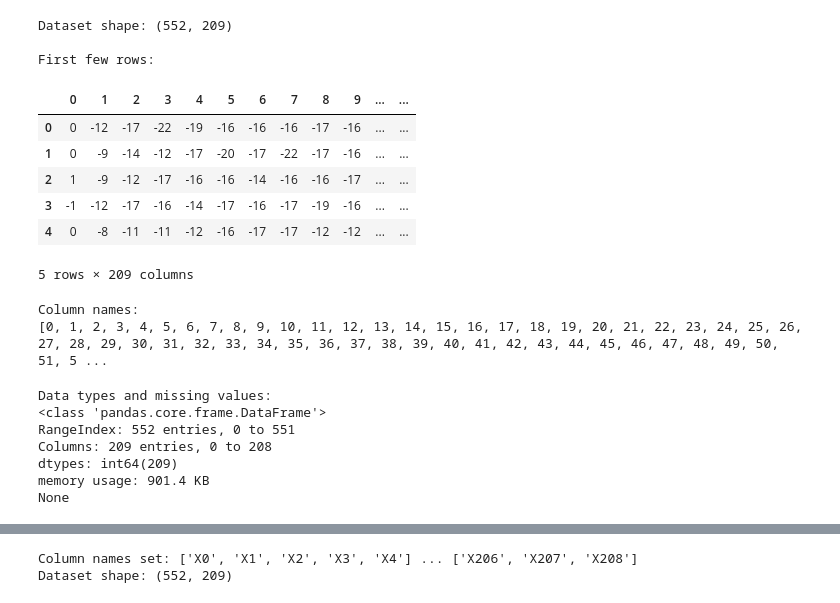
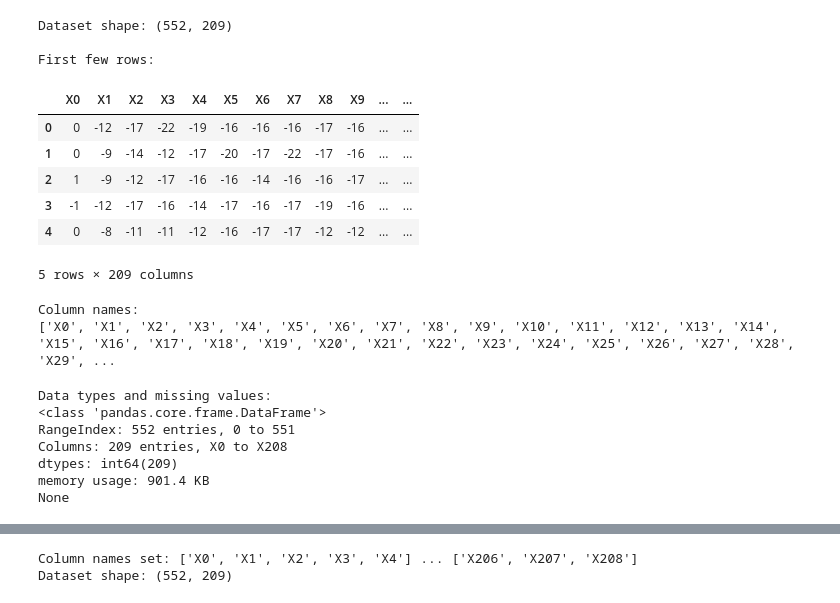
Before and after one commit to MushfiqShovon/Unsupervised_SPC, a Jupyter notebook: Project_Code.ipynb, the cells around one changed output, grey strips where cells are left out. Cells and saved outputs as stored; diff of their text form; code cells hidden in the pictures.

```diff
--- a/Project_Code.ipynb
+++ b/Project_Code.ipynb
@@ -1,19 +1,22 @@
 # %%
 import pandas as pd
 import numpy as np
 
 # Load the Excel file without headers (first row is data, not column names)
 df = pd.read_excel('Project_dataset.xlsx', header=None)
 
+# Rename columns to X0, X1, X2, ..., X208
+df.columns = [f'X{i}' for i in range(df.shape[1])]
+
 # Display basic information about the dataset
 print("Dataset shape:", df.shape)
 print("\nFirst few rows:")
 df.head()
 # %% [output]
 Dataset shape: (552, 209)
 
 First few rows:
-|  | 0 | 1 | 2 | 3 | 4 | 5 | 6 | 7 | 8 | 9 | ... | ... |
+|  | X0 | X1 | X2 | X3 | X4 | X5 | X6 | X7 | X8 | X9 | ... | ... |
 | 0 | 0 | -12 | -17 | -22 | -19 | -16 | -16 | -16 | -17 | -16 | ... | ... |
 | 1 | 0 | -9 | -14 | -12 | -17 | -20 | -17 | -22 | -17 | -16 | ... | ... |
 | 2 | 1 | -9 | -12 | -17 | -16 | -16 | -14 | -16 | -16 | -17 | ... | ... |
@@ -26,7 +29,7 @@ print("Column names:")
 print(df.columns.tolist())
 # %% [output]
 Column names:
-[0, 1, 2, 3, 4, 5, 6, 7, 8, 9, 10, 11, 12, 13, 14, 15, 16, 17, 18, 19, 20, 21, 22, 23, 24, 25, 26, 27, 28, 29, 30, 31, 32, 33, 34, 35, 36, 37, 38, 39, 40, 41, 42, 43, 44, 45, 46, 47, 48, 49, 50, 51, 5 ...
+['X0', 'X1', 'X2', 'X3', 'X4', 'X5', 'X6', 'X7', 'X8', 'X9', 'X10', 'X11', 'X12', 'X13', 'X14', 'X15', 'X16', 'X17', 'X18', 'X19', 'X20', 'X21', 'X22', 'X23', 'X24', 'X25', 'X26', 'X27', 'X28', 'X29', ...
 # %%
 # Display data types and missing values
 print("Data types and missing values:")
@@ -35,7 +38,7 @@ print(df.info())
 Data types and missing values:
 <class 'pandas.core.frame.DataFrame'>
 RangeIndex: 552 entries, 0 to 551
-Columns: 209 entries, 0 to 208
+Columns: 209 entries, X0 to X208
 dtypes: int64(209)
 memory usage: 901.4 KB
 None
```
Also changed, not shown: parts of 47 cells of this notebook.
